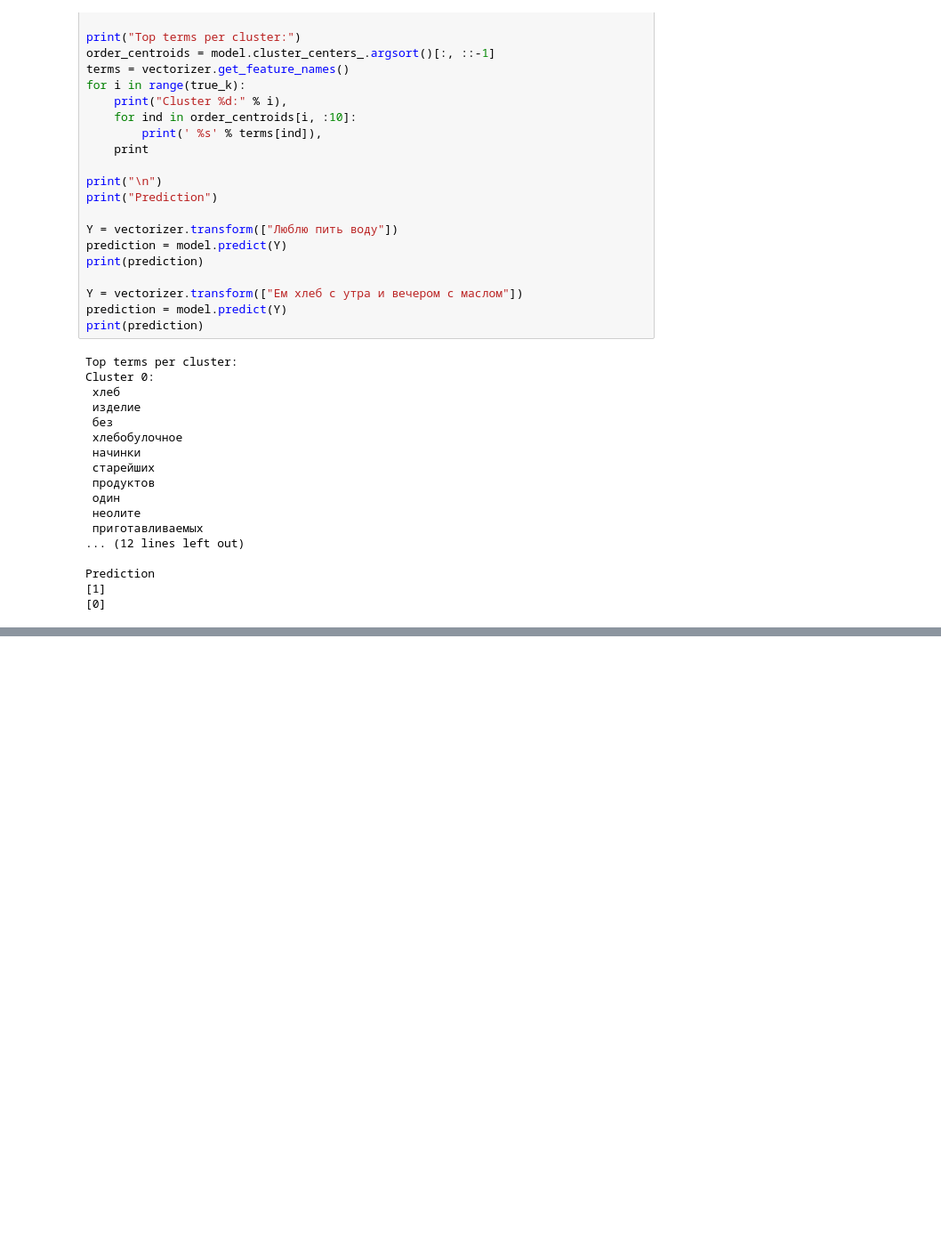
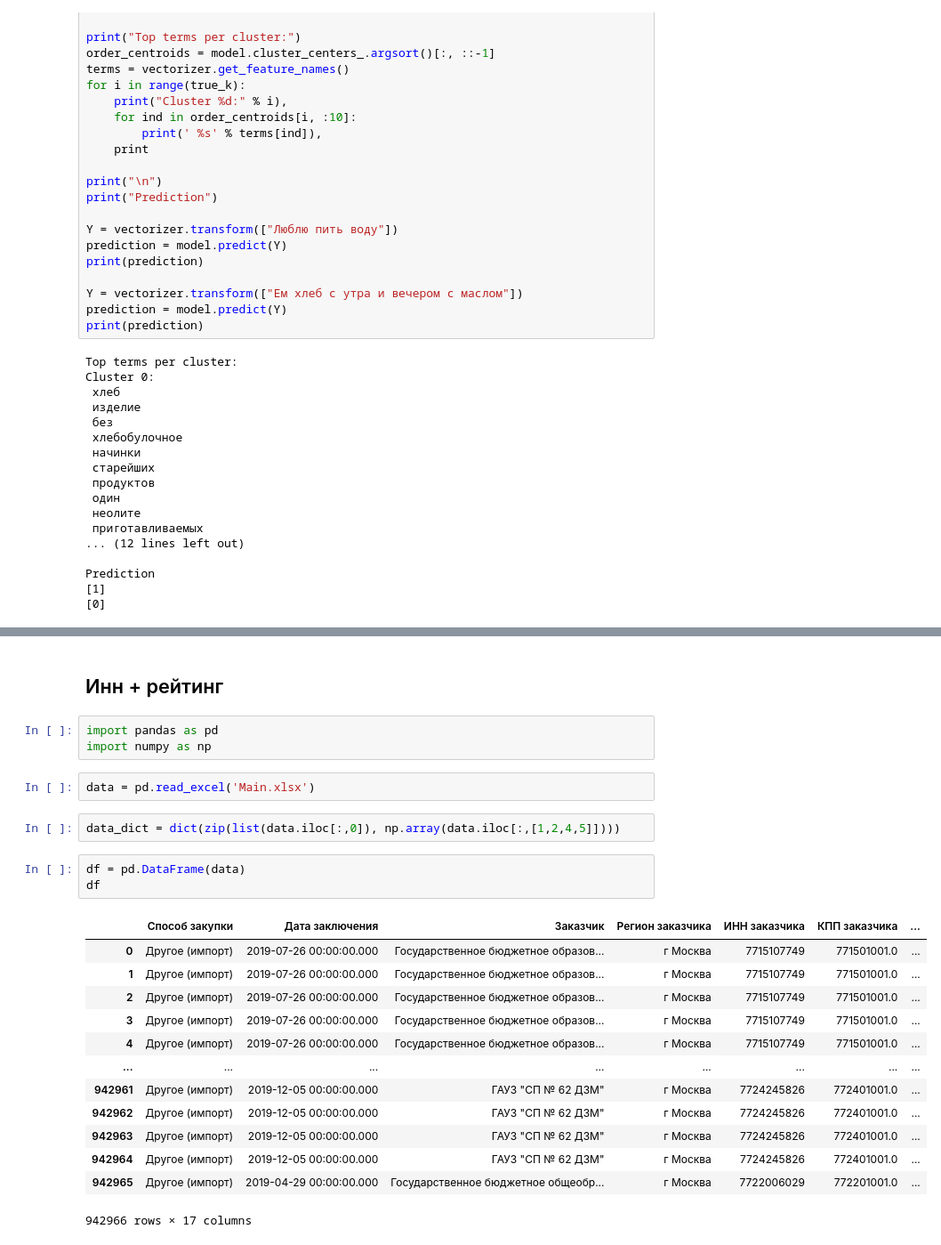
Before and after one commit to Feodoros/tenderH, a Jupyter notebook: workSpace.ipynb, the cells around one changed output, grey strips where cells are left out. Shown at 89% size. Cells and saved outputs as stored; diff of their text form; blank space fills up the shorter version.

```diff
--- a/workSpace.ipynb
+++ b/workSpace.ipynb
@@ -162,0 +190,26 @@ Prediction
+# %% [markdown]
+## Инн + рейтинг
+# %%
+import pandas as pd
+import numpy as np
+# %%
+data = pd.read_excel('Main.xlsx')
+# %%
+data_dict = dict(zip(list(data.iloc[:,0]), np.array(data.iloc[:,[1,2,4,5]])))
+# %%
+df = pd.DataFrame(data)
+df
+# %% [output]
+|  | Способ закупки | Дата заключения | Заказчик | Регион заказчика | ИНН заказчика | КПП заказчика | ... |
+| 0 | Другое (импорт) | 2019-07-26 00:00:00.000 | Государственное бюджетное образов... | г Москва | 7715107749 | 771501001.0 | ... |
+| 1 | Другое (импорт) | 2019-07-26 00:00:00.000 | Государственное бюджетное образов... | г Москва | 7715107749 | 771501001.0 | ... |
+| 2 | Другое (импорт) | 2019-07-26 00:00:00.000 | Государственное бюджетное образов... | г Москва | 7715107749 | 771501001.0 | ... |
+| 3 | Другое (импорт) | 2019-07-26 00:00:00.000 | Государственное бюджетное образов... | г Москва | 7715107749 | 771501001.0 | ... |
+| 4 | Другое (импорт) | 2019-07-26 00:00:00.000 | Государственное бюджетное образов... | г Москва | 7715107749 | 771501001.0 | ... |
+| ... | ... | ... | ... | ... | ... | ... | ... |
+| 942961 | Другое (импорт) | 2019-12-05 00:00:00.000 | ГАУЗ "СП № 62 ДЗМ" | г Москва | 7724245826 | 772401001.0 | ... |
+| 942962 | Другое (импорт) | 2019-12-05 00:00:00.000 | ГАУЗ "СП № 62 ДЗМ" | г Москва | 7724245826 | 772401001.0 | ... |
+| 942963 | Другое (импорт) | 2019-12-05 00:00:00.000 | ГАУЗ "СП № 62 ДЗМ" | г Москва | 7724245826 | 772401001.0 | ... |
+| 942964 | Другое (импорт) | 2019-12-05 00:00:00.000 | ГАУЗ "СП № 62 ДЗМ" | г Москва | 7724245826 | 772401001.0 | ... |
+| 942965 | Другое (импорт) | 2019-04-29 00:00:00.000 | Государственное бюджетное общеобр... | г Москва | 7722006029 | 772201001.0 | ... |
+942966 rows × 17 columns
```
Also changed, not shown: parts of 5 cells of this notebook.
